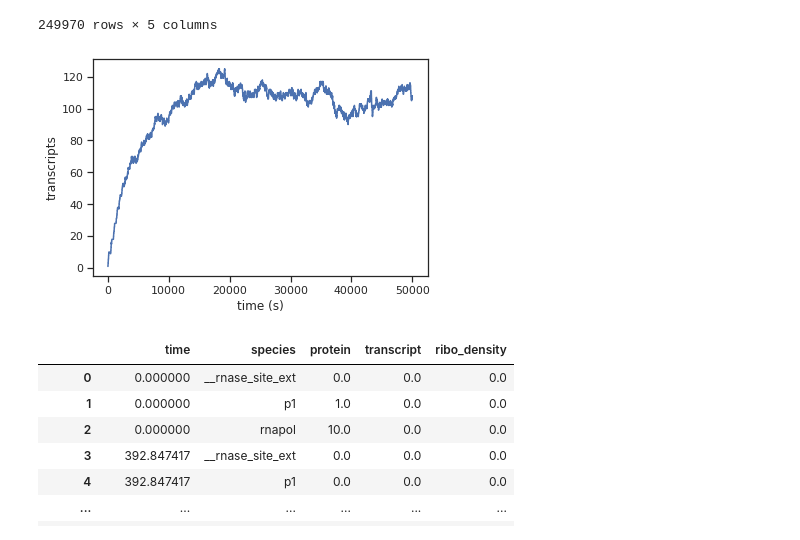
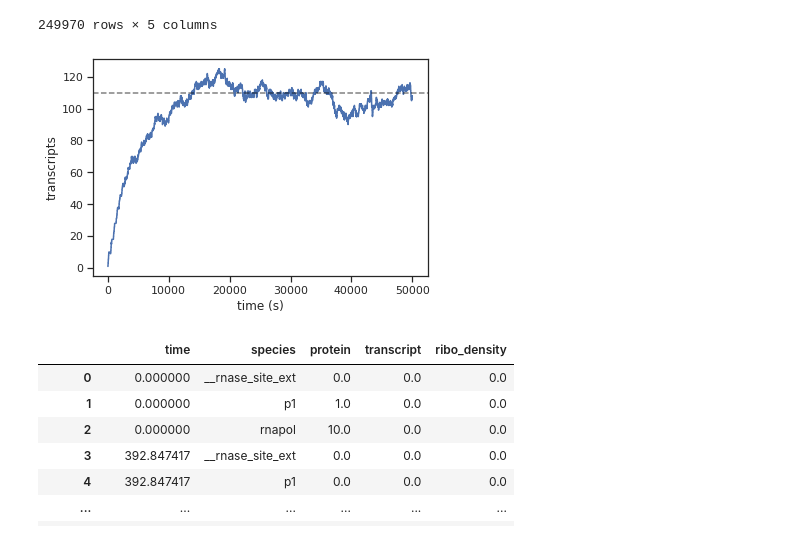
Before and after one commit to alexismhill3/tRNA-dynamics, a Jupyter notebook: quant_analysis/Untitled.ipynb, the cells around one changed output. Cells and saved outputs as stored; diff of their text form; code cells hidden in the pictures.

```diff
--- a/quant_analysis/Untitled.ipynb
+++ b/quant_analysis/Untitled.ipynb
@@ -30,13 +30,13 @@ df
 # %%
 sns.set_theme(style="ticks", palette=None)
 df_species = df[(df.species == "proteinX")]
 sns.lineplot(data = df_species, x = "time", y = "transcript")
 plt.xlabel("time (s)")
 plt.ylabel("transcripts")
-#plt.gca().axhline(110, ls='--', color="black", alpha=0.5)
-plt.savefig(f"pol_10_high_binding_with_pol.png")
+plt.gca().axhline(110, ls='--', color="black", alpha=0.5)
+plt.savefig(f"pol_10_high_binding_with_pol_ss.png", bbox_inches="tight")
 # %% [output]
-[figure, old version]
+[figure, new version]
 # %%
 df_2 = pd.read_csv("simple2.tsv", sep="\t")
 df_2
```
Also changed, not shown: 11 other files.
